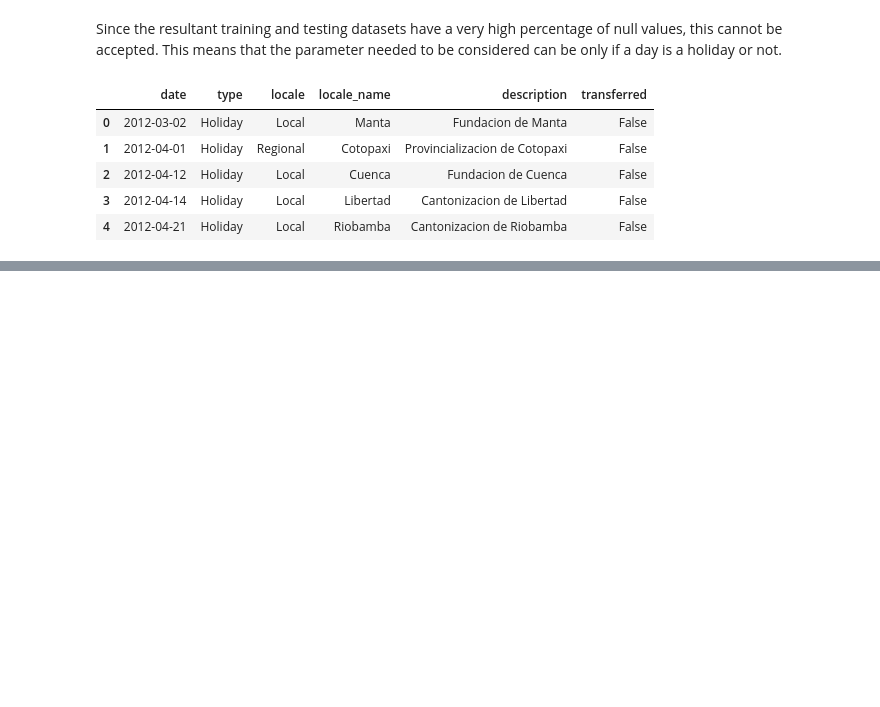
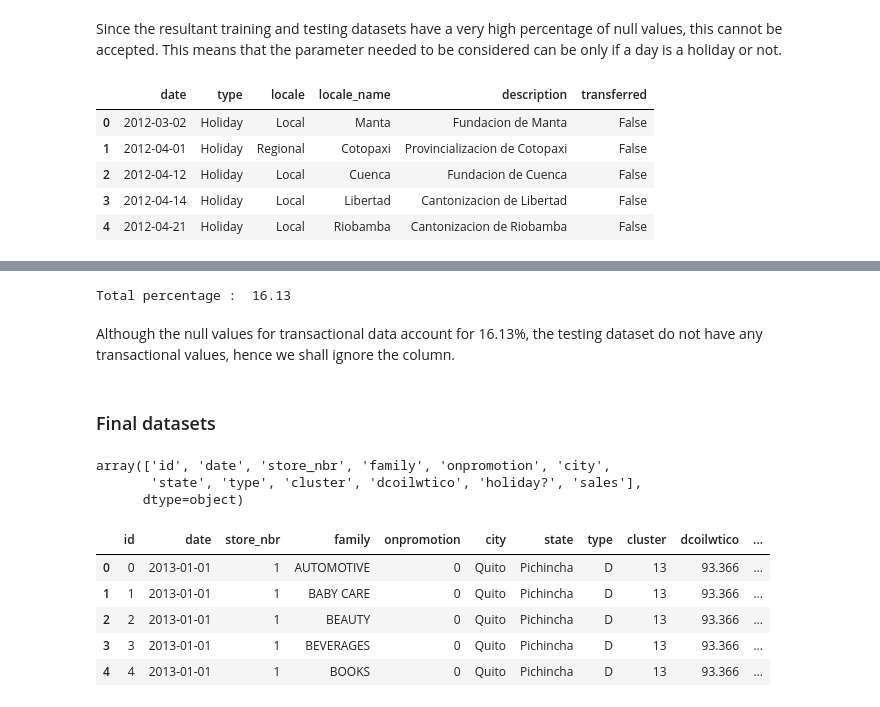
Before and after one commit to amith-vardhan99/kaggle, a Jupyter notebook: Store Sales - Time Series Forecasting/main.ipynb, the cells around one changed output, grey strips where cells are left out. Saved outputs shown, nothing was run; the diff lists cells and outputs as text; code cells hidden in the pictures; blank space fills up the shorter version.

```diff
--- a/Store Sales - Time Series Forecasting/main.ipynb
+++ b/Store Sales - Time Series Forecasting/main.ipynb
@@ -732,0 +730,5 @@ Name: date, Length: 1048575, dtype: datetime64[ns]
+# %%
+holiday_date["date"] = pd.to_datetime(holiday_date["date"])
+
+df_train_mod_5 = pd.merge(left=df_train_mod_3,right=holiday_date,how="left",on="date")
+df_test_mod_5 = pd.merge(left=df_test_mod_3,right=holiday_date,how="left",on="date")
@@ -732,0 +765,3 @@ Name: date, Length: 1048575, dtype: datetime64[ns]
+# %%
+df_train_mod_6 = df_train_mod_5.fillna(value=0,inplace=False)
+df_test_mod_6 = df_test_mod_5.fillna(value=0,inplace=False)
@@ -732,0 +892,31 @@ Name: date, Length: 1048575, dtype: datetime64[ns]
+# %%
+total_per = (train_null+test_null)*100/(len(df_train_mod_7)+len(df_test_mod_7))
+print("Total percentage : ",total_per.round(2))
+# %% [output]
+Total percentage :  16.13
+# %% [markdown]
+Although the null values for transactional data account for 16.13%, the testing dataset do not have any transactional values, hence we shall ignore the column.
+# %% [markdown]
+### Final datasets
+# %%
+train_col = df_train_mod_6.columns.values
+loc = np.where(train_col=="sales")[0][0]
+train_col = np.delete(train_col,loc)
+train_col = np.append(train_col,"sales")
+train_col
+# %% [output]
+array(['id', 'date', 'store_nbr', 'family', 'onpromotion', 'city',
+       'state', 'type', 'cluster', 'dcoilwtico', 'holiday?', 'sales'],
+      dtype=object)
+# %%
+final_train = df_train_mod_6[train_col]
+final_test = df_test_mod_6.copy()
+# %%
+final_train.head()
+# %% [output]
+|  | id | date | store_nbr | family | onpromotion | city | state | type | cluster | dcoilwtico | ... |
+| 0 | 0 | 2013-01-01 | 1 | AUTOMOTIVE | 0 | Quito | Pichincha | D | 13 | 93.366 | ... |
+| 1 | 1 | 2013-01-01 | 1 | BABY CARE | 0 | Quito | Pichincha | D | 13 | 93.366 | ... |
+| 2 | 2 | 2013-01-01 | 1 | BEAUTY | 0 | Quito | Pichincha | D | 13 | 93.366 | ... |
+| 3 | 3 | 2013-01-01 | 1 | BEVERAGES | 0 | Quito | Pichincha | D | 13 | 93.366 | ... |
+| 4 | 4 | 2013-01-01 | 1 | BOOKS | 0 | Quito | Pichincha | D | 13 | 93.366 | ... |
```
Also changed, not shown: parts of 35 cells of this notebook, 2 other files.
